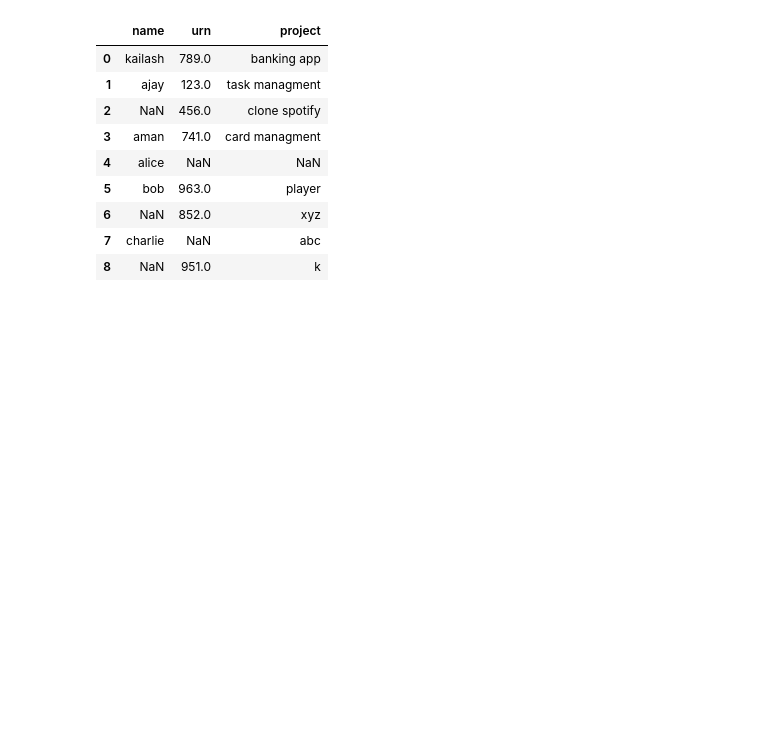
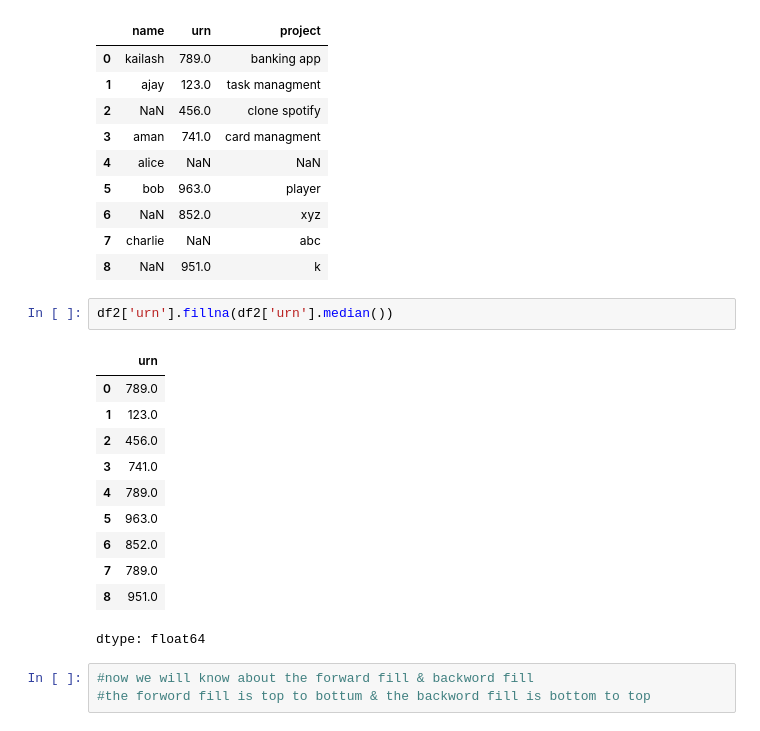
Before and after one commit to kailashchaudhary-p/Data-Science-Learning, a Jupyter notebook: Pandas/chapter 1/Untitled.ipynb, the cells around one changed output. Drawn from its saved outputs; the diff is of its cells as text; blank space fills up the shorter version.

```diff
--- a/Pandas/chapter 1/Untitled.ipynb
+++ b/Pandas/chapter 1/Untitled.ipynb
@@ -343,3 +343,20 @@ df2
 | 6 | NaN | 852.0 | xyz |
 | 7 | charlie | NaN | abc |
 | 8 | NaN | 951.0 | k |
+# %%
+df2['urn'].fillna(df2['urn'].median())
+# %% [output]
+|  | urn |
+| 0 | 789.0 |
+| 1 | 123.0 |
+| 2 | 456.0 |
+| 3 | 741.0 |
+| 4 | 789.0 |
+| 5 | 963.0 |
+| 6 | 852.0 |
+| 7 | 789.0 |
+| 8 | 951.0 |
+dtype: float64
+# %%
+#now we will know about the forward fill & backword fill
+#the forword fill is top to bottum & the backword fill is bottom to top
```
